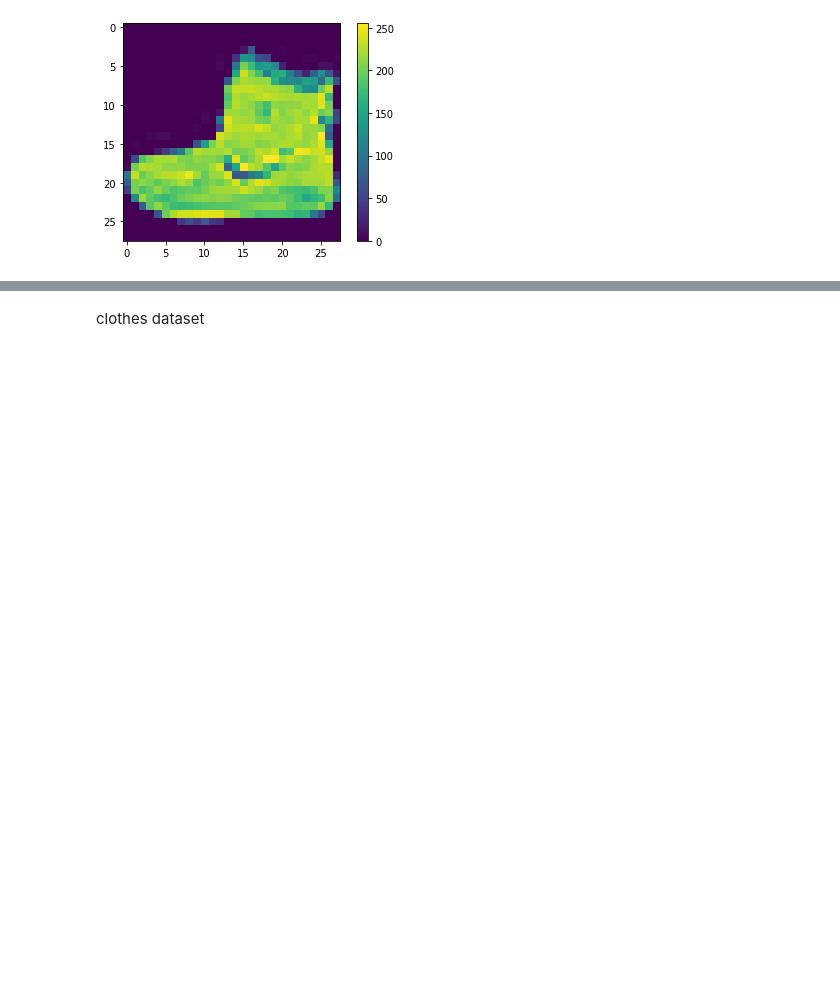
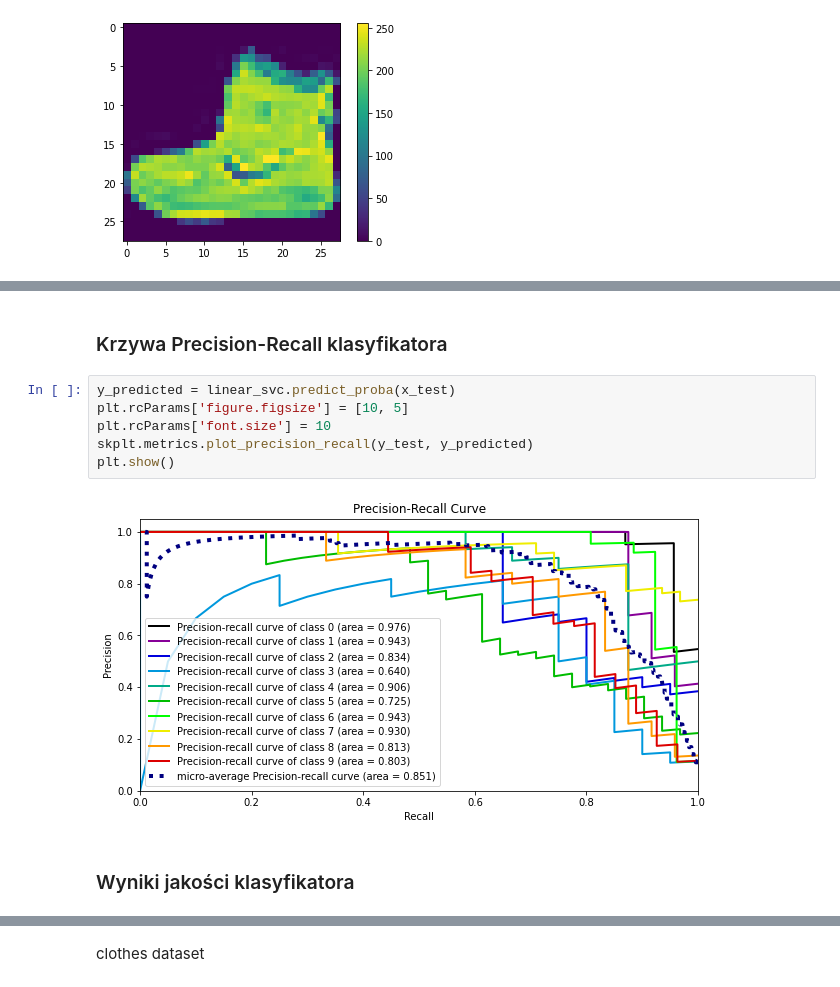
Before and after one commit to m00lecule/SVM-MLP, a Jupyter notebook: ml.ipynb, the cells around one changed output, grey strips where cells are left out. Saved outputs shown, nothing was run; the diff lists cells and outputs as text; blank space fills up the shorter version.

```diff
--- a/ml.ipynb
+++ b/ml.ipynb
@@ -27,0 +87,12 @@ plt.show()
+# %% [markdown]
+### Krzywa Precision-Recall klasyfikatora
+# %%
+y_predicted = linear_svc.predict_proba(x_test)
+plt.rcParams['figure.figsize'] = [10, 5]
+plt.rcParams['font.size'] = 10
+skplt.metrics.plot_precision_recall(y_test, y_predicted)
+plt.show()
+# %% [output]
+[figure, added]
+# %% [markdown]
+### Wyniki jakości klasyfikatora
```
Also changed, not shown: parts of 23 cells of this notebook.
